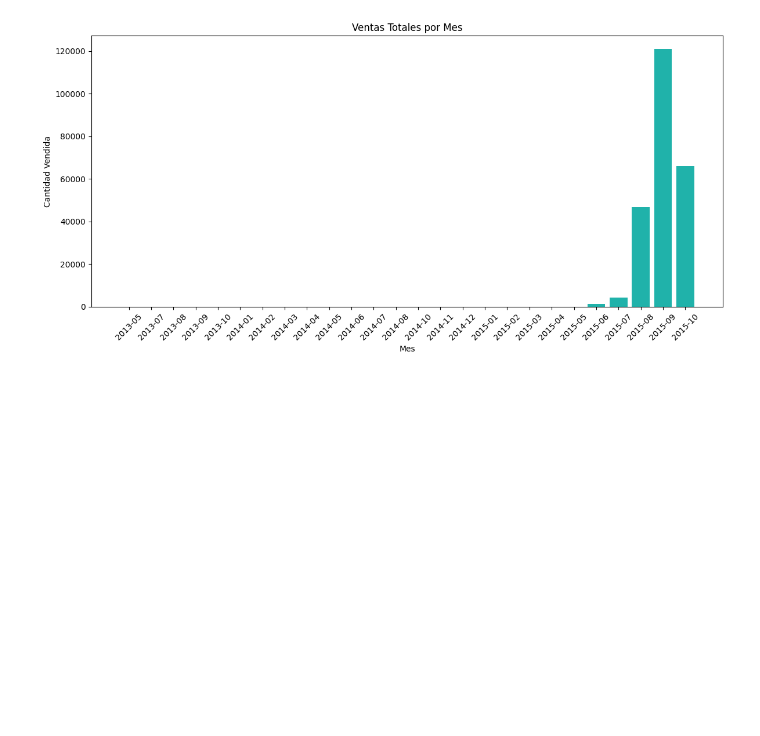
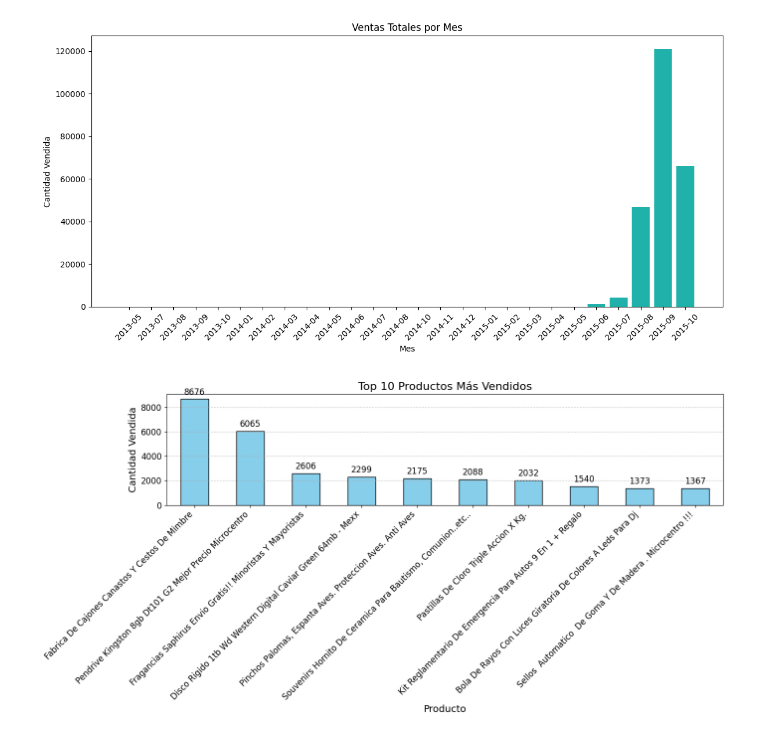
Before and after one commit to luzangelacarabali/CommerceML, a Jupyter notebook: cuaderno/01_EDA_and_cleaning.ipynb, the cells around one changed output. Saved outputs shown, nothing was run; the diff lists cells and outputs as text; code cells hidden in the pictures; blank space fills up the shorter version.

```diff
--- a/cuaderno/01_EDA_and_cleaning.ipynb
+++ b/cuaderno/01_EDA_and_cleaning.ipynb
@@ -291,6 +329,0 @@ Name: shipping, dtype: object
-# %%
-# Extraer la clave 'local_pick_up' de los diccionarios en la columna 'shipping'
-df['shipping_local_pick_up'] = df['shipping'].apply(lambda x: x.get('local_pick_up', False) if isinstance(x, dict) else False)
-
-# Verificar los valores únicos en la nueva columna
-print(df['shipping_local_pick_up'].unique())
@@ -398,3 +423,35 @@ plt.tight_layout()
 plt.show()
 # %% [output]
 [figure]
+# %%
+
+top_products = df.groupby('title')['sold_quantity'].sum().sort_values(ascending=False).head(10)
+
+
+plt.figure(figsize=(14, 7))
+
+
+ax = top_products.plot(kind='bar', color='skyblue', edgecolor='black')
+
+
+plt.title('Top 10 Productos Más Vendidos', fontsize=16)
+plt.xlabel('Producto', fontsize=14)
+plt.ylabel('Cantidad Vendida', fontsize=14)
+
+
+plt.xticks(rotation=45, ha='right', fontsize=12)
+plt.yticks(fontsize=12)
+
+
+for p in ax.patches:
+    ax.annotate(f'{p.get_height()}', (p.get_x() + p.get_width() / 2., p.get_height()),
+                ha='center', va='center', fontsize=12, color='black', xytext=(0, 10), textcoords='offset points')
+
+
+plt.grid(axis='y', linestyle='--', alpha=0.7)
+
+
+plt.tight_layout()
+plt.show()
+# %% [output]
+[figure, added]
```
Also changed, not shown: parts of 43 cells of this notebook, 7 other files.
